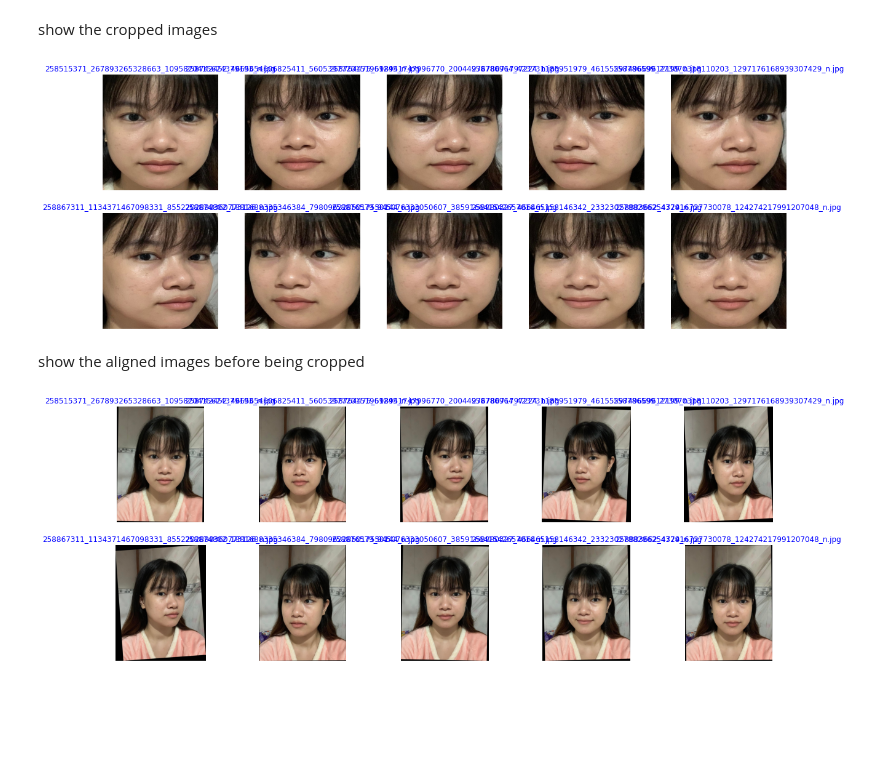
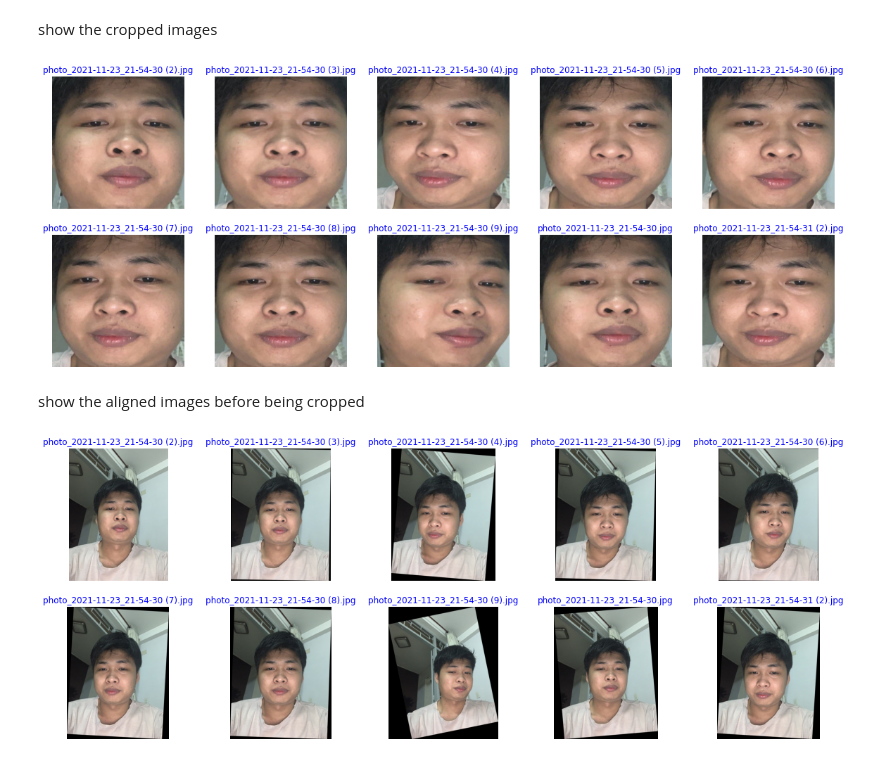
Before and after one commit to chuongmep/Face_Recognition, a Jupyter notebook: align-crop-resize-save-images-using-mtcnn.ipynb, the cells around one changed output. Drawn from its saved outputs; the diff is of its cells as text; code cells hidden in the pictures; blank space fills up the shorter version.

```diff
--- a/align-crop-resize-save-images-using-mtcnn.ipynb
+++ b/align-crop-resize-save-images-using-mtcnn.ipynb
@@ -194,12 +184,12 @@ def show_images(tdir):
 show the cropped images
 # %%
 show_dir=os.path.join(dest_dir, 'Cropped_Images')
-idx = 1
+idx = 0
 first_sub_dir= os.listdir(show_dir)[idx]
 first_dir = os.path.join(show_dir, first_sub_dir)
 show_images(first_dir)
 # %% [output]
-[figure, old version]
+[figure, new version]
 # %% [markdown]
 show the aligned images before being cropped
 # %%
@@ -208,4 +198,4 @@ first_sub_dir= os.listdir(dir_Aligned)[idx]
 first_dir = os.path.join(dir_Aligned, first_sub_dir)
 show_images(first_dir)
 # %% [output]
-[figure, old version]
+[figure, new version]
```
Also changed, not shown: parts of 1 cell of this notebook.
